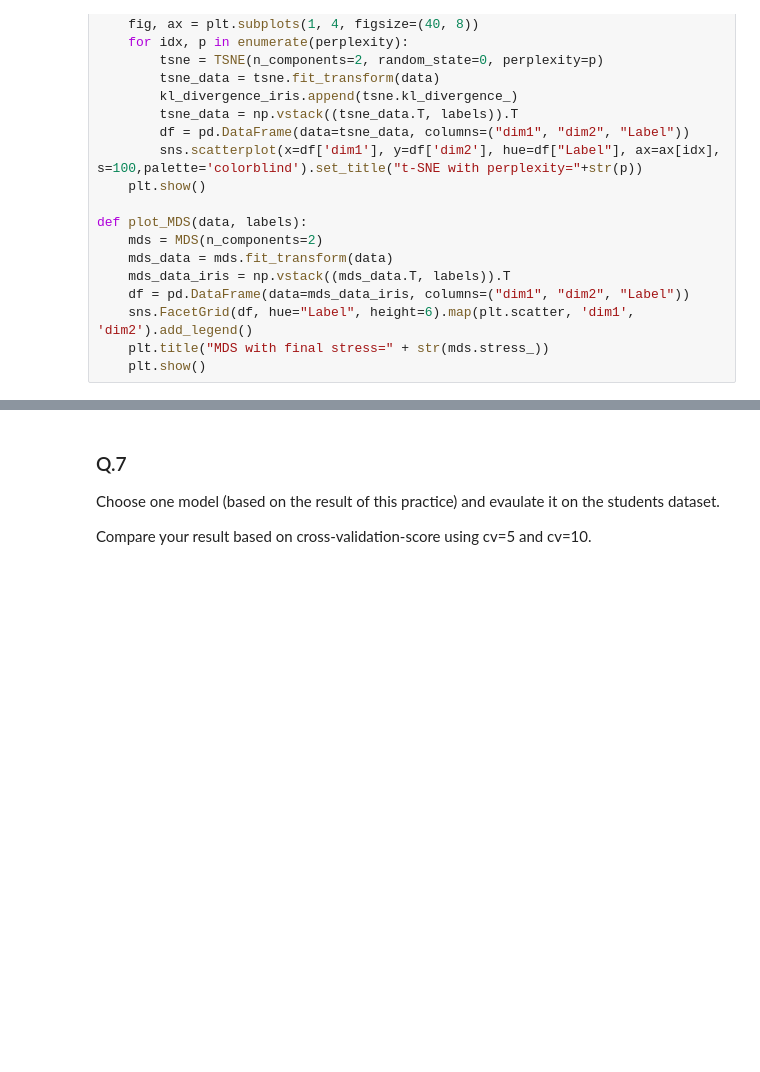
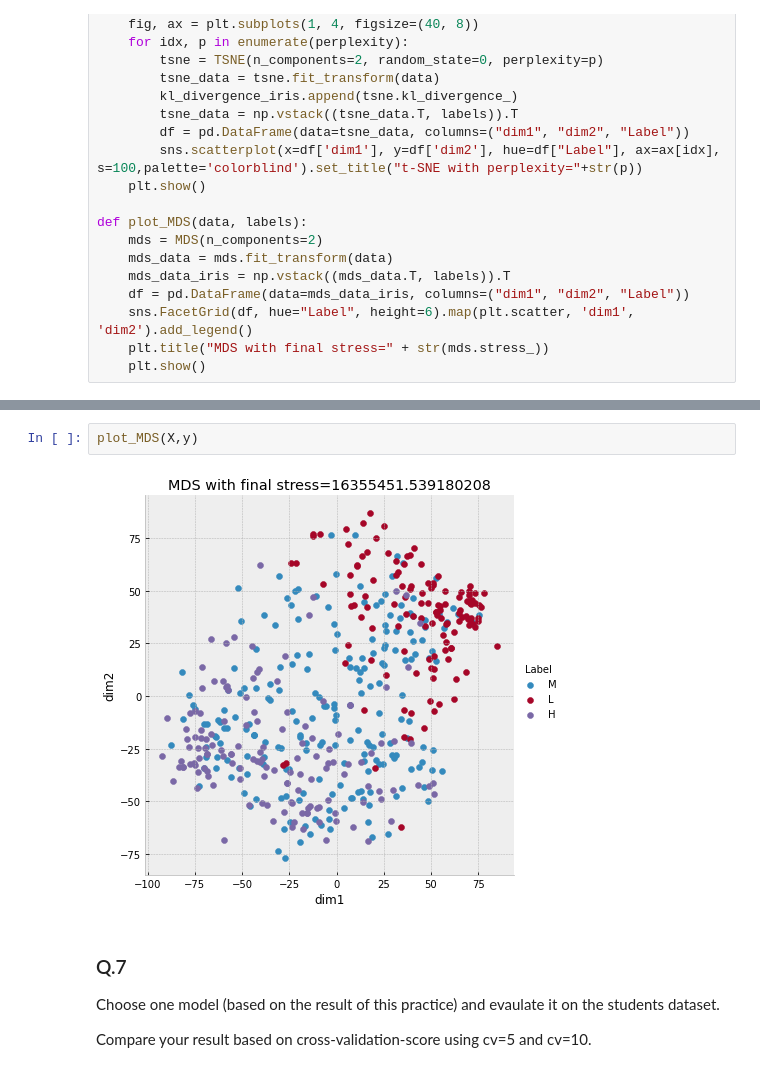
Before and after one commit to OrPerets/ml-for-business-analytics, a Jupyter notebook: practices/workshop/Students Performance Analysis.ipynb, the cells around one changed output, grey strips where cells are left out. Cells and saved outputs as stored; diff of their text form; blank space fills up the shorter version.

```diff
--- a/practices/workshop/Students Performance Analysis.ipynb
+++ b/practices/workshop/Students Performance Analysis.ipynb
@@ -150,3 +322,7 @@ def plot_MDS(data, labels):
+# %%
+plot_MDS(X,y)
+# %% [output]
+[figure, added]
 # %% [markdown]
 ### Q.7
 
```
Also changed, not shown: parts of 31 cells of this notebook.
